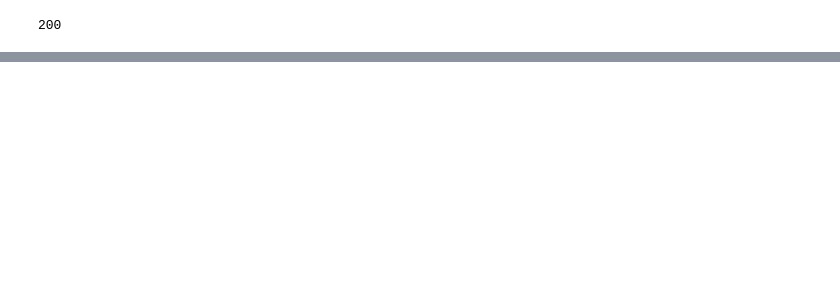
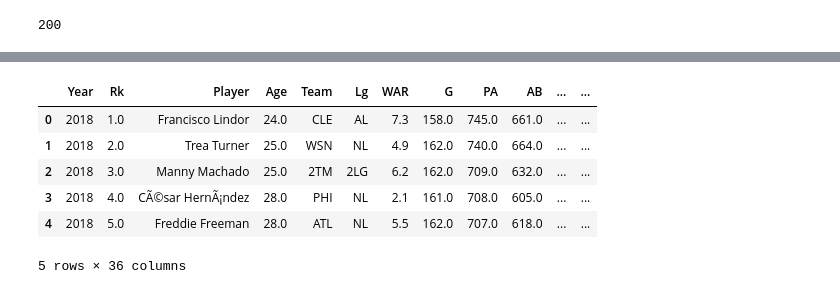
Before and after one commit to cottonjenn/baseball_salary_performance, a Jupyter notebook: webscraping.ipynb, the cells around one changed output, grey strips where cells are left out. Cells and saved outputs as stored; diff of their text form; code cells hidden in the pictures; blank space fills up the shorter version.

```diff
--- a/webscraping.ipynb
+++ b/webscraping.ipynb
@@ -28,0 +280,14 @@ soup.title.string
+# %%
+#remove awards column
+mlb = mlb.drop(columns=['Awards'])
+# for each year, order by rank ascending
+mlb = mlb.sort_values(['Year', 'Rk'], ascending=[True, True]).reset_index(drop=True)
+mlb.head()
+# %% [output]
+|  | Year | Rk | Player | Age | Team | Lg | WAR | G | PA | AB | ... | ... |
+| 0 | 2018 | 1.0 | Francisco Lindor | 24.0 | CLE | AL | 7.3 | 158.0 | 745.0 | 661.0 | ... | ... |
+| 1 | 2018 | 2.0 | Trea Turner | 25.0 | WSN | NL | 4.9 | 162.0 | 740.0 | 664.0 | ... | ... |
+| 2 | 2018 | 3.0 | Manny Machado | 25.0 | 2TM | 2LG | 6.2 | 162.0 | 709.0 | 632.0 | ... | ... |
+| 3 | 2018 | 4.0 | CÃ©sar HernÃ¡ndez | 28.0 | PHI | NL | 2.1 | 161.0 | 708.0 | 605.0 | ... | ... |
+| 4 | 2018 | 5.0 | Freddie Freeman | 28.0 | ATL | NL | 5.5 | 162.0 | 707.0 | 618.0 | ... | ... |
+5 rows × 36 columns
```
Also changed, not shown: parts of 13 cells of this notebook, 6 other files.
